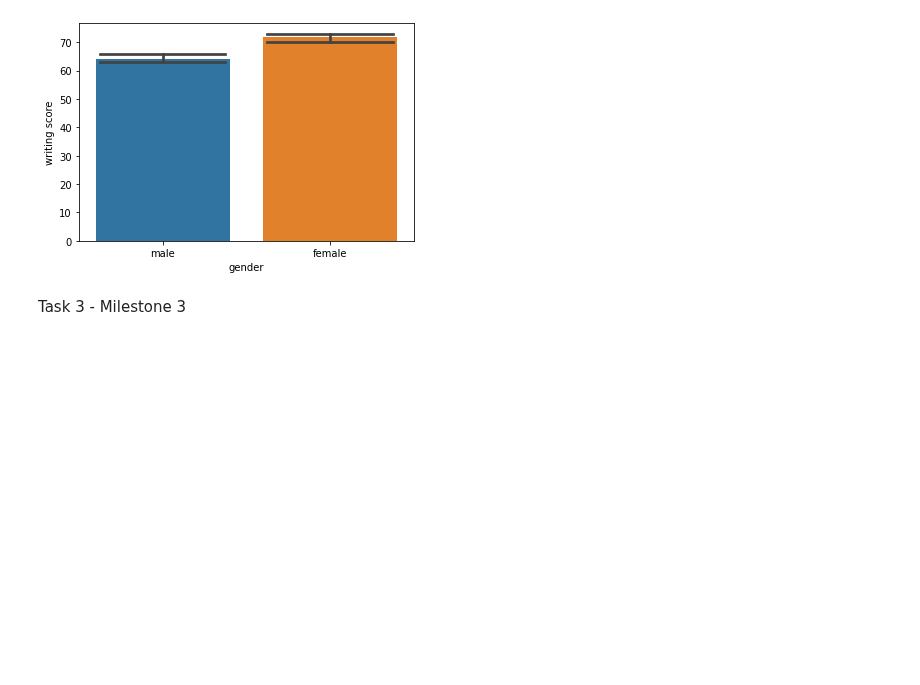
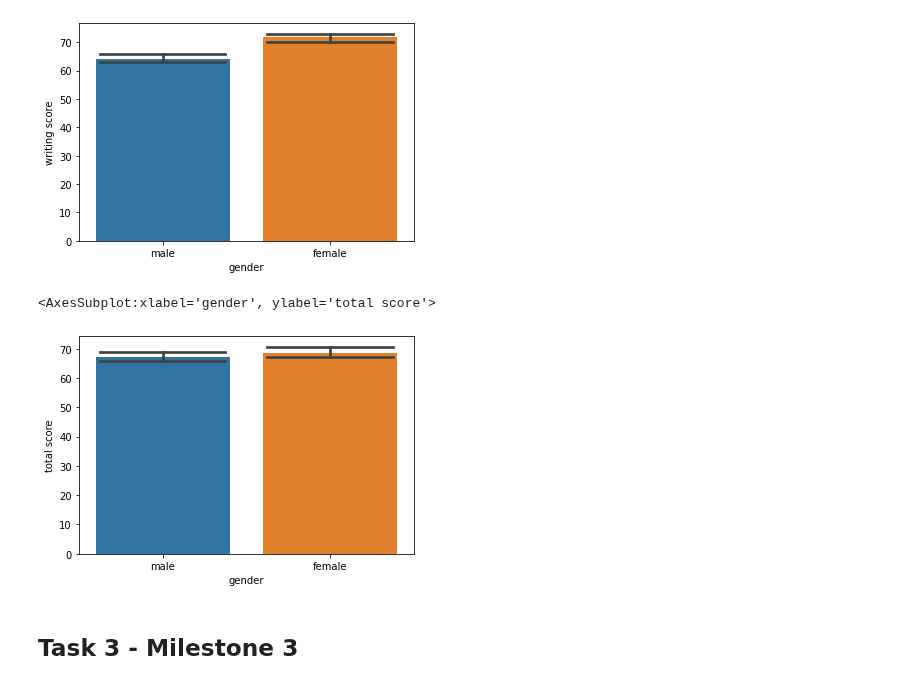
Before and after one commit to ubco-W2022T1-cosc301/project-group01, a Jupyter notebook: notebooks/analysis2.ipynb, the cells around one changed output. Cells and saved outputs as stored; diff of their text form; code cells hidden in the pictures; blank space fills up the shorter version.

Commit message:
added 4th graph

```diff
--- a/notebooks/analysis2.ipynb
+++ b/notebooks/analysis2.ipynb
@@ -133,3 +135,14 @@ sns.barplot(x='gender',y='writing score', data=d, estimator=np.median, capsize =
 # %% [output]
 <AxesSubplot:xlabel='gender', ylabel='writing score'>
 [figure]
+# %%
+import numpy as np
+import pandas as pd
+import seaborn as sns
+d = pd.read_csv('../data/raw/exams.csv')
+d['total score']=(d['reading score']+d['math score']+d['writing score'])/3
+sns.barplot(x='gender',y='writing score', data=d, estimator=np.median, capsize =0.75)
+sns.barplot(x='gender',y='total score', data=d, estimator=np.median, capsize =0.75)
+# %% [output]
+<AxesSubplot:xlabel='gender', ylabel='total score'>
+[figure, added]
@@ -136,5 +157,5 @@ sns.barplot(x='gender',y='writing score', data=d, estimator=np.median, capsize =
 # %% [markdown]
-Task 3 - Milestone 3
+## Task 3 - Milestone 3
 # %%
 import pandas as pd
 import numpy as np
```
Also changed, not shown: parts of 5 cells of this notebook.
